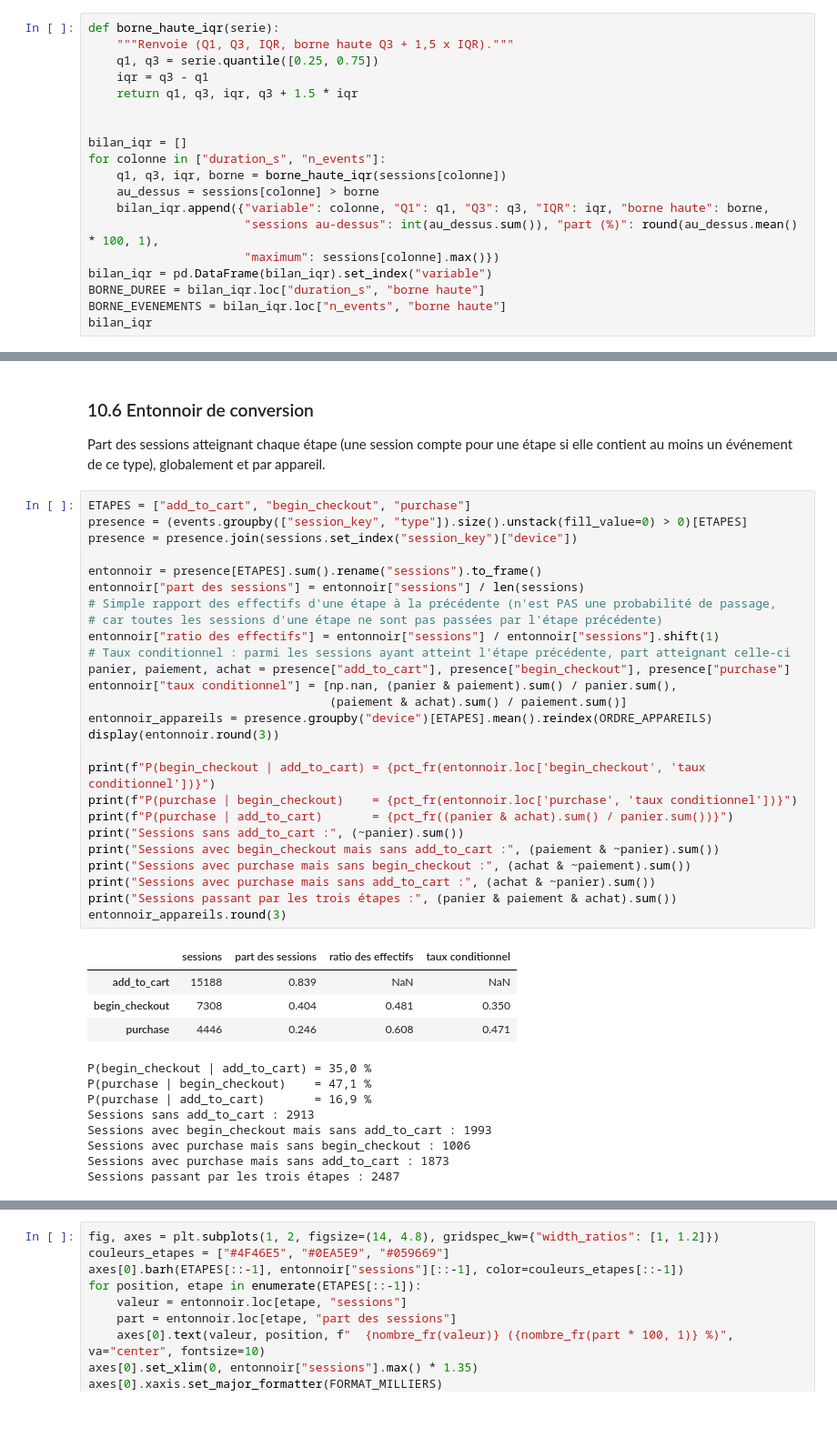
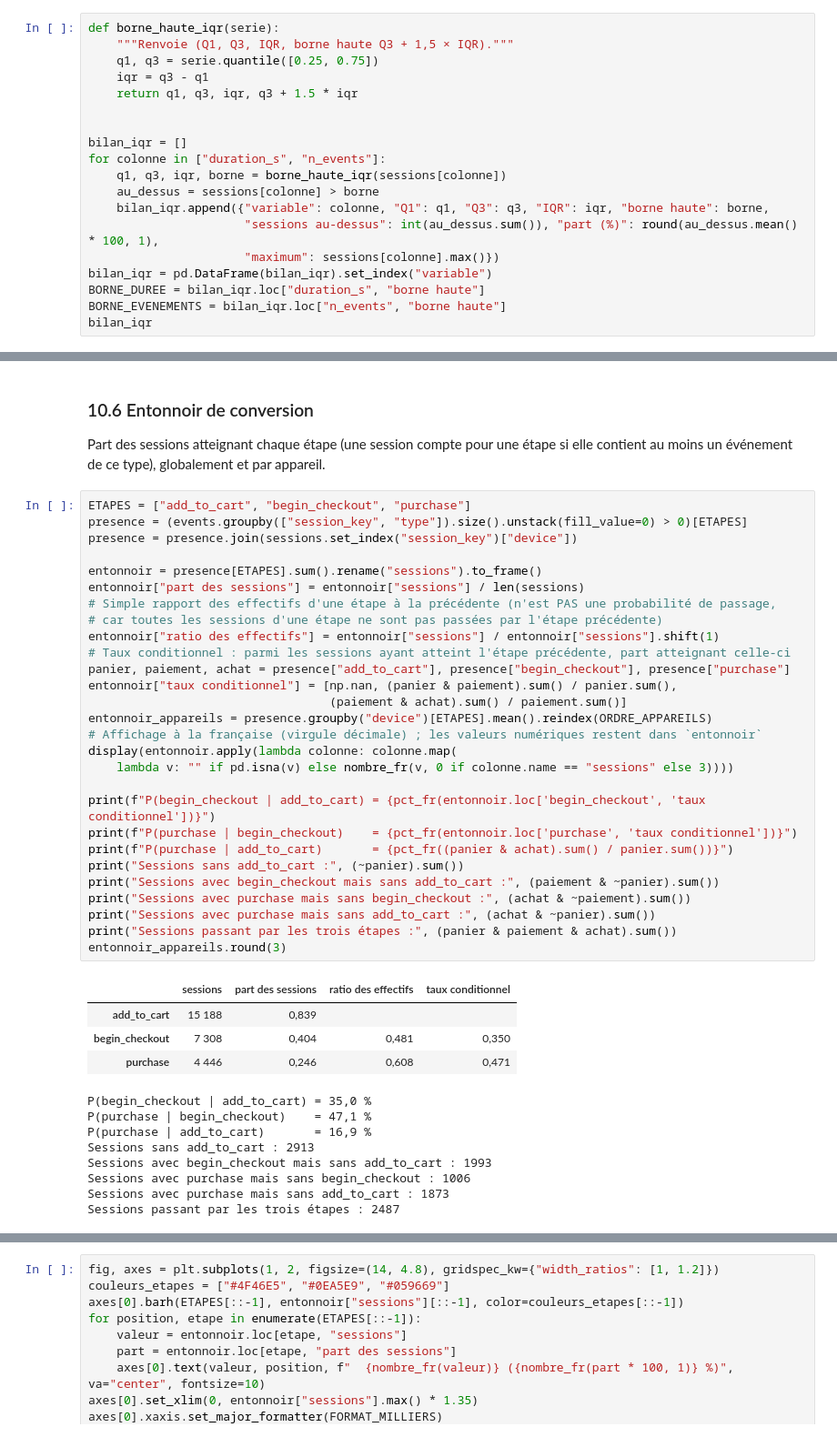
Before and after one commit to Abdazz/audience-lab, a Jupyter notebook: notebooks/01_preparation_donnees.ipynb, the cells around one changed output, grey strips where cells are left out. Shown at 91% size. Cells and saved outputs as stored; diff of their text form.

```diff
--- a/notebooks/01_preparation_donnees.ipynb
+++ b/notebooks/01_preparation_donnees.ipynb
@@ -655,7 +655,7 @@ Valeurs de panier les plus fréquentes (USD) : {0.0: 2913, 191.0: 1058, 382.0: 5
 On applique la règle de Tukey sur les deux mesures d'engagement : une valeur est **aberrante** si elle dépasse la borne haute $Q_3 + 1{,}5 \times IQR$ avec $IQR = Q_3 - Q_1$ (la borne basse est négative ou nulle, donc sans objet pour des durées et des comptages). Les bornes sont calculées sur **l'ensemble des sessions**. On regarde d'abord les boxplots avant de décider.
 # %%
 def borne_haute_iqr(serie):
-    """Renvoie (Q1, Q3, IQR, borne haute Q3 + 1,5 x IQR)."""
+    """Renvoie (Q1, Q3, IQR, borne haute Q3 + 1,5 × IQR)."""
     q1, q3 = serie.quantile([0.25, 0.75])
     iqr = q3 - q1
     return q1, q3, iqr, q3 + 1.5 * iqr
@@ -1107,34 +1110,36 @@ Part des sessions atteignant chaque étape (une session compte pour une étape s
 # %%
 ETAPES = ["add_to_cart", "begin_checkout", "purchase"]
 presence = (events.groupby(["session_key", "type"]).size().unstack(fill_value=0) > 0)[ETAPES]
 presence = presence.join(sessions.set_index("session_key")["device"])
 
 entonnoir = presence[ETAPES].sum().rename("sessions").to_frame()
 entonnoir["part des sessions"] = entonnoir["sessions"] / len(sessions)
 # Simple rapport des effectifs d'une étape à la précédente (n'est PAS une probabilité de passage,
 # car toutes les sessions d'une étape ne sont pas passées par l'étape précédente)
 entonnoir["ratio des effectifs"] = entonnoir["sessions"] / entonnoir["sessions"].shift(1)
 # Taux conditionnel : parmi les sessions ayant atteint l'étape précédente, part atteignant celle-ci
 panier, paiement, achat = presence["add_to_cart"], presence["begin_checkout"], presence["purchase"]
 entonnoir["taux conditionnel"] = [np.nan, (panier & paiement).sum() / panier.sum(),
                                   (paiement & achat).sum() / paiement.sum()]
 entonnoir_appareils = presence.groupby("device")[ETAPES].mean().reindex(ORDRE_APPAREILS)
-display(entonnoir.round(3))
+# Affichage à la française (virgule décimale) ; les valeurs numériques restent dans `entonnoir`
+display(entonnoir.apply(lambda colonne: colonne.map(
+    lambda v: "" if pd.isna(v) else nombre_fr(v, 0 if colonne.name == "sessions" else 3))))
 
 print(f"P(begin_checkout | add_to_cart) = {pct_fr(entonnoir.loc['begin_checkout', 'taux conditionnel'])}")
 print(f"P(purchase | begin_checkout)    = {pct_fr(entonnoir.loc['purchase', 'taux conditionnel'])}")
 print(f"P(purchase | add_to_cart)       = {pct_fr((panier & achat).sum() / panier.sum())}")
 print("Sessions sans add_to_cart :", (~panier).sum())
 print("Sessions avec begin_checkout mais sans add_to_cart :", (paiement & ~panier).sum())
 print("Sessions avec purchase mais sans begin_checkout :", (achat & ~paiement).sum())
 print("Sessions avec purchase mais sans add_to_cart :", (achat & ~panier).sum())
 print("Sessions passant par les trois étapes :", (panier & paiement & achat).sum())
 entonnoir_appareils.round(3)
 # %% [output]
 |  | sessions | part des sessions | ratio des effectifs | taux conditionnel |
-| add_to_cart | 15188 | 0.839 | NaN | NaN |
-| begin_checkout | 7308 | 0.404 | 0.481 | 0.350 |
-| purchase | 4446 | 0.246 | 0.608 | 0.471 |
+| add_to_cart | 15 188 | 0,839 |  |  |
+| begin_checkout | 7 308 | 0,404 | 0,481 | 0,350 |
+| purchase | 4 446 | 0,246 | 0,608 | 0,471 |
 P(begin_checkout | add_to_cart) = 35,0 %
 P(purchase | begin_checkout)    = 47,1 %
 P(purchase | add_to_cart)       = 16,9 %
```
Also changed, not shown: parts of 8 cells of this notebook, 1 other file.
